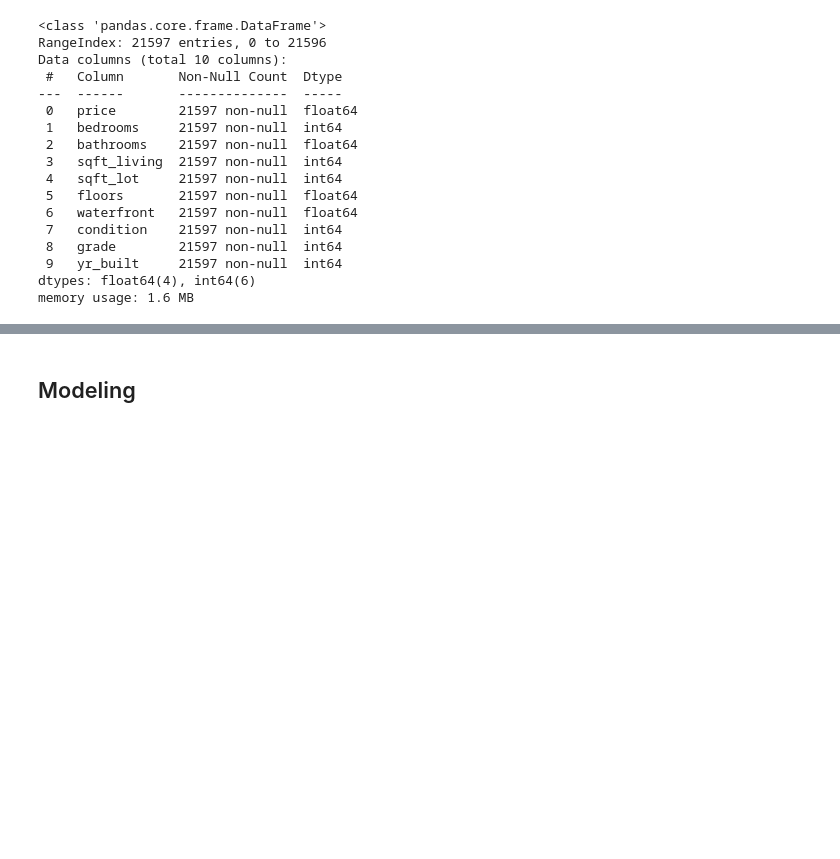
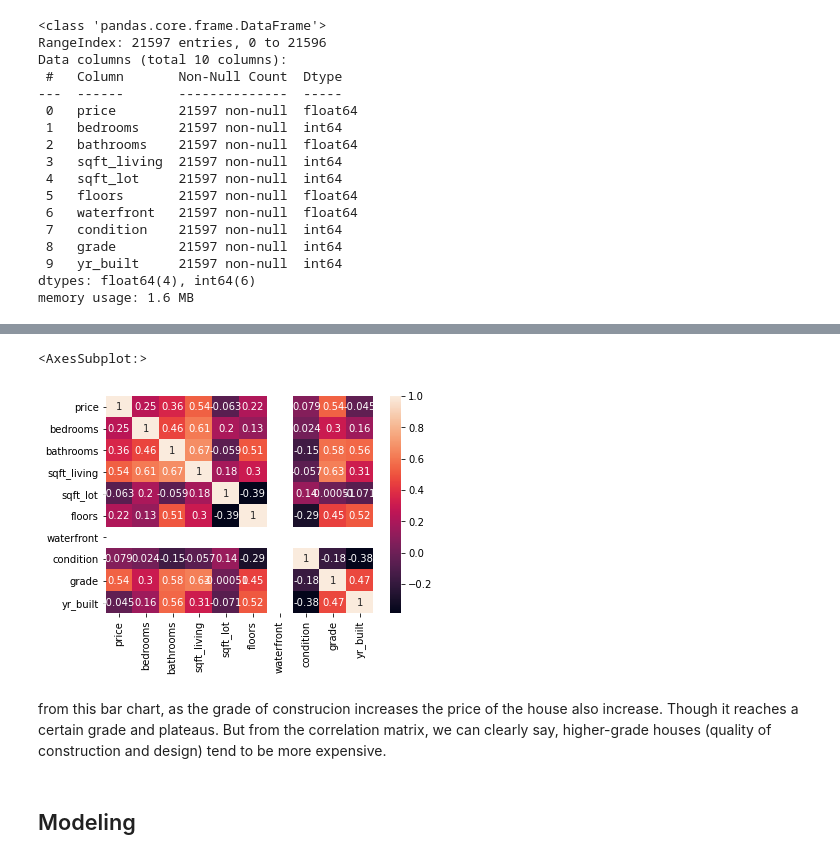
Before and after one commit to Leila-Nyambura/king-county-house-price-prediction-LRM, a Jupyter notebook: Edwin.ipynb, the cells around one changed output, grey strips where cells are left out. Cells and saved outputs as stored; diff of their text form; code cells hidden in the pictures; blank space fills up the shorter version.

```diff
--- a/Edwin.ipynb
+++ b/Edwin.ipynb
@@ -179,3 +299,10 @@ sns.pairplot(df)
+# %%
+sns.heatmap(data=df.corr(),annot=True)
+# %% [output]
+<AxesSubplot:>
+[figure, added]
+# %% [markdown]
+from this bar chart, as the grade of construcion increases the price of the house also increase. Though it reaches a certain grade and plateaus. But from the correlation matrix, we can clearly say, higher-grade houses (quality of construction and design) tend to be more expensive.
 # %% [markdown]
 ## Modeling
 # %% [markdown]
```
Also changed, not shown: parts of 49 cells of this notebook.
